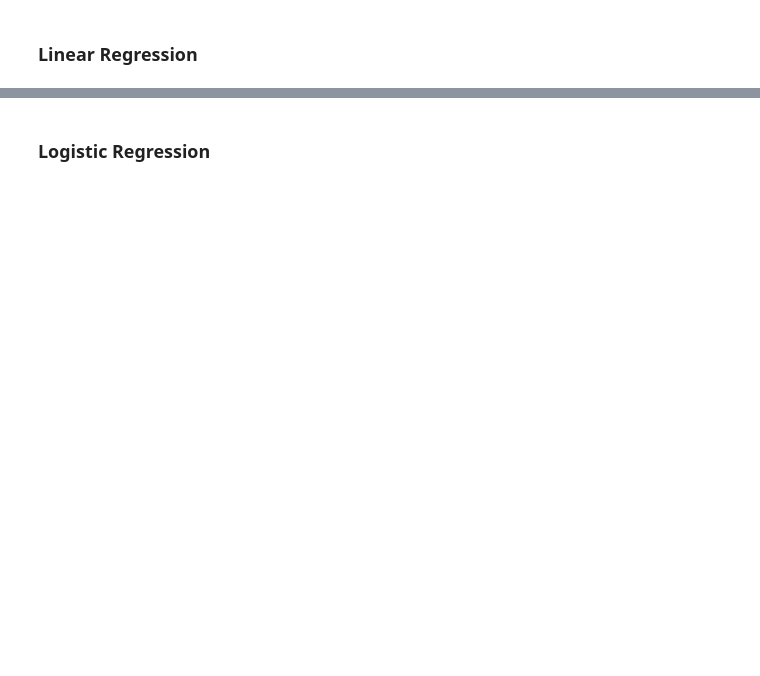
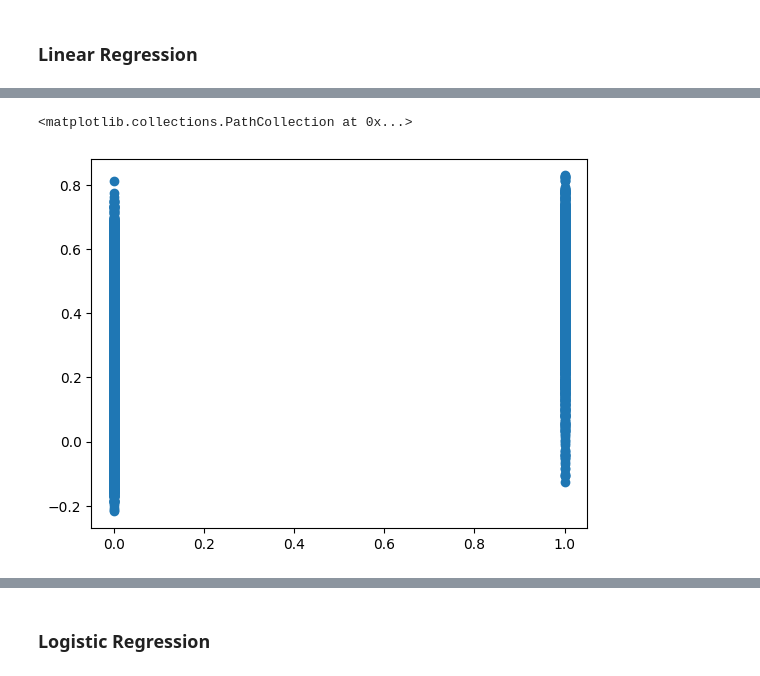
Before and after one commit to auto-d/linear-interp, a Jupyter notebook: linear-interp.ipynb, the cells around one changed output, grey strips where cells are left out. Drawn from its saved outputs; the diff is of its cells as text; code cells hidden in the pictures; blank space fills up the shorter version.

```diff
--- a/linear-interp.ipynb
+++ b/linear-interp.ipynb
@@ -255,2 +284,5 @@ Validating the
+# %%
+train = dfm.drop(['Churn'], axis=1)
+target = dfm.Churn
 # %% [markdown]
 ### Linear Regression
@@ -256,0 +296,7 @@ Validating the
+# %%
+preds = model.predict(train)
+# %%
+plt.scatter(x=target, y=preds)
+# %% [output]
+<matplotlib.collections.PathCollection at 0x...>
+[figure, added]
```
Also changed, not shown: parts of 35 cells of this notebook.
